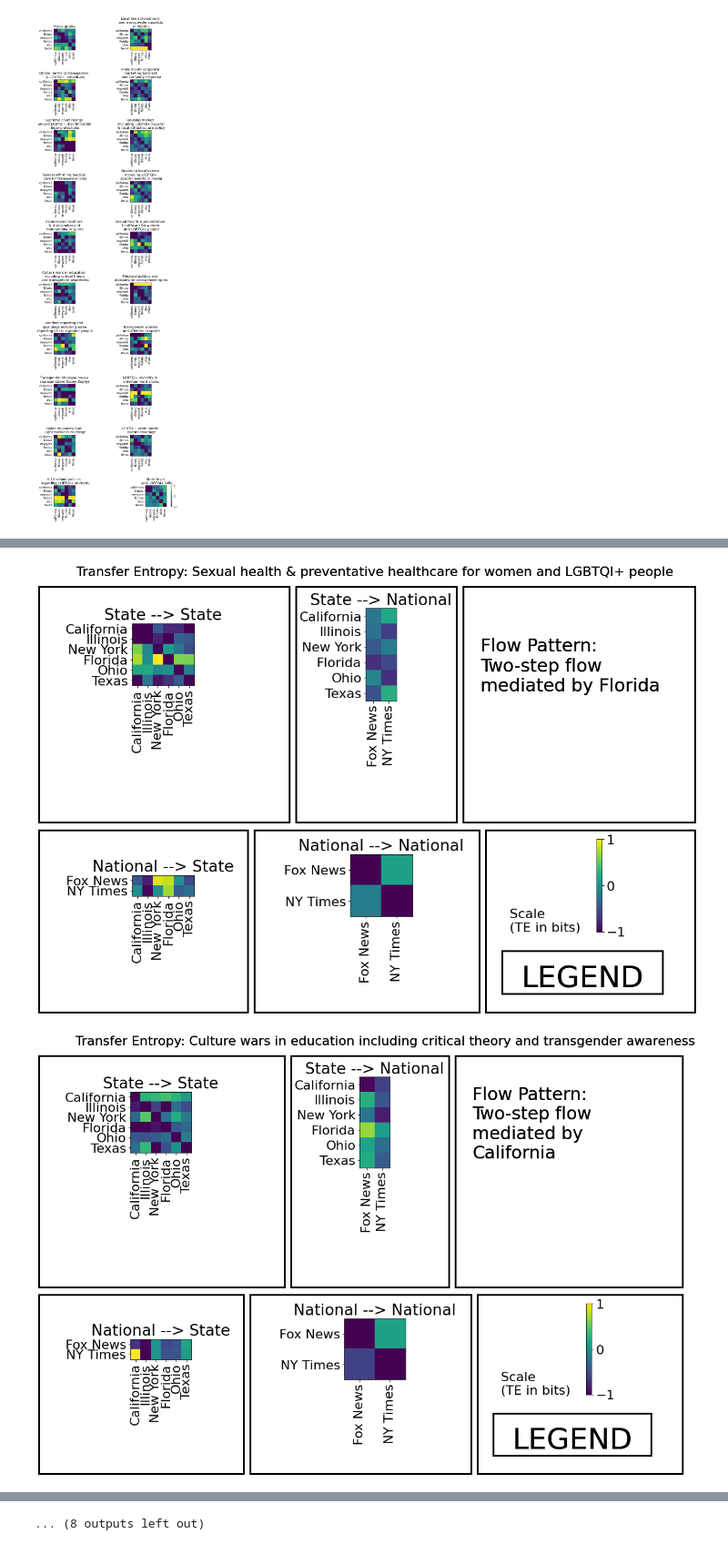
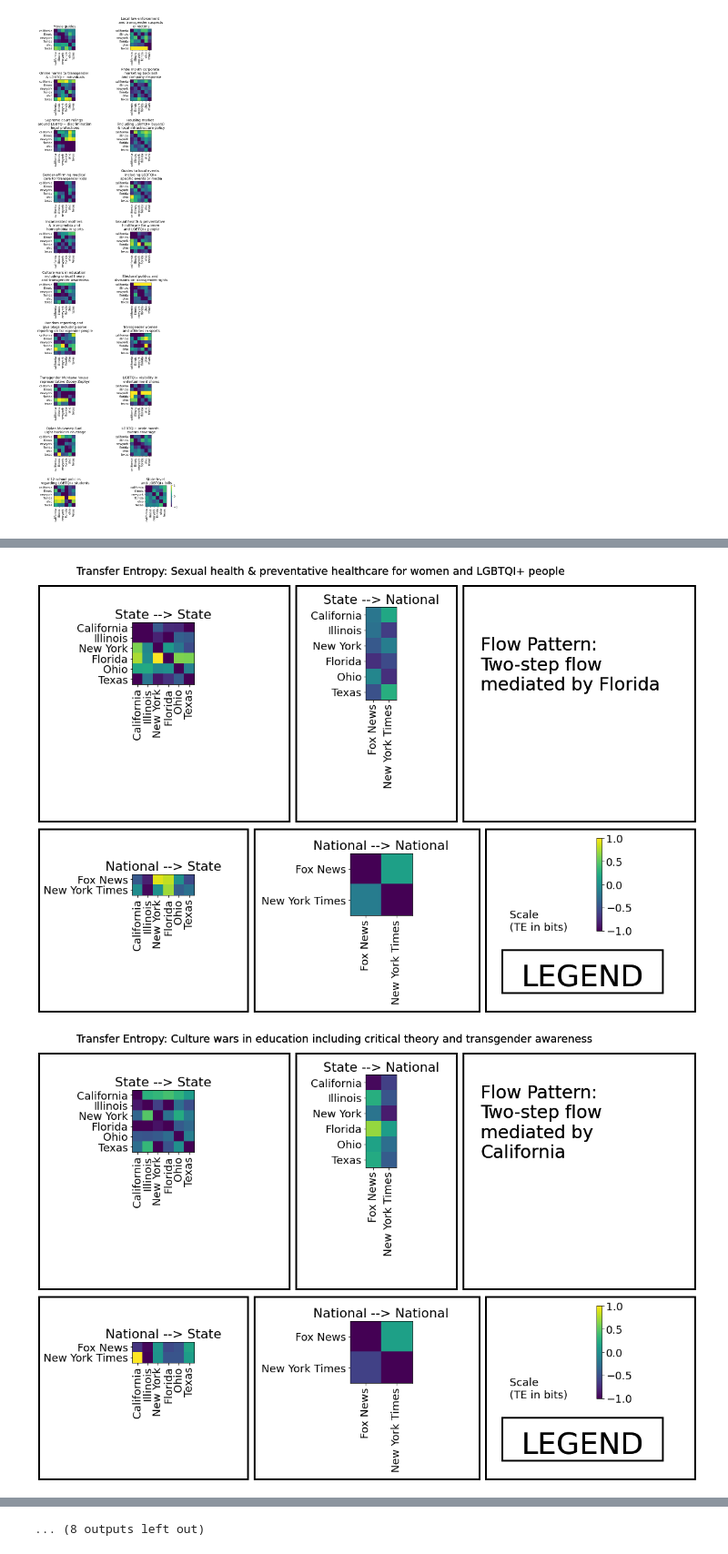
Before and after one commit to asmithh/trans-fer-entropy, a Jupyter notebook: plots_and_images/make_facet_plots.ipynb, the cells around one changed output, grey strips where cells are left out. Shown at 91% size. Saved outputs shown, nothing was run; the diff lists cells and outputs as text; code cells hidden in the pictures.

```diff
--- a/plots_and_images/make_facet_plots.ipynb
+++ b/plots_and_images/make_facet_plots.ipynb
@@ -1,7 +1,9 @@
 # %%
 import matplotlib.pyplot as plt
 import pickle
-z = pickle.load(open('../../trans-fer-entropy/transfer/filtered/filtered_medicloud_ete_results_20_pubs_on_pubs.pkl', 'rb'))
+storyller_path='/data_users1/asmithh/trans-fer-entropy/transfer'
+# z = pickle.load(open('../../trans-fer-entropy/transfer/filtered/filtered_medicloud_ete_results_20_pubs_on_pubs.pkl', 'rb'))
+z = pickle.load(open(f'{storyller_path}/filtered_medicloud_ete_results_20_pubs_on_pubs.pkl', 'rb'))
 # %%
 import sys
 sys.version
@@ -600,7 +602,7 @@ for i in range(len(topic_labels_20_no_line_breaks)):
 
     VMIN = -1
     VMAX = 1
-    plt.rcParams.update({'font.size': 22})
+    plt.rcParams.update({'font.size': 18})
     fig, ax = plt.subplots(2, 3)
 
     state_names = [
@@ -613,14 +615,22 @@ for i in range(len(topic_labels_20_no_line_breaks)):
         ]
     pub_names = [
         "Fox News",
-        "NY Times",
+        # "NY Times",
+        "New York Times"
     ]
     states = ['california', 'illinois', 'newyork', 'florida', 'ohio', 'texas']
     pubs = ['foxnews.com', 'nytimes.com']
-    s_on_s = pickle.load(open('../../trans-fer-entropy/transfer_pickles/all_fox_filtered_medicloud_ete_results_20_states_on_states.pkl', 'rb'))
-    p_on_s = pickle.load(open('../../trans-fer-entropy/transfer_pickles/all_fox_filtered_medicloud_ete_results_20_pubs_on_states.pkl', 'rb'))
-    s_on_p = pickle.load(open('../../trans-fer-entropy/transfer_pickles/all_fox_filtered_medicloud_ete_results_20_states_on_pubs.pkl', 'rb'))
-    p_on_p = pickle.load(open('../../trans-fer-entropy/transfer_pickles/all_fox_filtered_medicloud_ete_results_20_pubs_on_pubs.pkl', 'rb'))
+    # s_on_s = pickle.load(open('../../trans-fer-entropy/transfer_pickles/all_fox_filtered_medicloud_ete_results_20_states_on_states.pkl', 'rb'))
+    # p_on_s = pickle.load(open('../../trans-fer-entropy/transfer_pickles/all_fox_filtered_medicloud_ete_results_20_pubs_on_states.pkl', 'rb'))
+    # s_on_p = pickle.load(open('../../trans-fer-entropy/transfer_pickles/all_fox_filtered_medicloud_ete_results_20_states_on_pubs.pkl', 'rb'))
+    # p_on_p = pickle.load(open('../../trans-fer-entropy/transfer_pickles/all_fox_filtered_medicloud_ete_results_20_pubs_on_pubs.pkl', 'rb'))
+
+
+    s_on_s = pickle.load(open(f'{storyller_path}/all_fox_filtered_medicloud_ete_results_20_states_on_states.pkl', 'rb'))
+    p_on_s = pickle.load(open(f'{storyller_path}/all_fox_filtered_medicloud_ete_results_20_pubs_on_states.pkl', 'rb'))
+    s_on_p = pickle.load(open(f'{storyller_path}/all_fox_filtered_medicloud_ete_results_20_states_on_pubs.pkl', 'rb'))
+    p_on_p = pickle.load(open(f'{storyller_path}/all_fox_filtered_medicloud_ete_results_20_pubs_on_pubs.pkl', 'rb'))
+
 
     def plot_me(i, x_list, y_list, x_names, y_names, ax_0, ax_1, h, rect_x, rect_y, rect_w, rect_h, title,  W=2):
         mtx = np.zeros((len(x_list), len(y_list)))
@@ -654,5 +664,5 @@ for i in range(len(topic_labels_20_no_line_breaks)):
 
     W = 2
     plt.subplots_adjust(wspace=2.5, hspace=1.5)
-    plt.savefig("facets_{}.pdf".format(i), bbox_inches='tight')
+    plt.savefig(f"facet_topic_plots/facets_{i}.pdf", bbox_inches='tight')
 # %% [output]
@@ -668,2 +678,2 @@ for i in range(len(topic_labels_20_no_line_breaks)):
-[figure, old version]
+[figure, new version]
-[figure, old version]
+[figure, new version]
```
Also changed, not shown: parts of 2 cells of this notebook, 22 other files.
